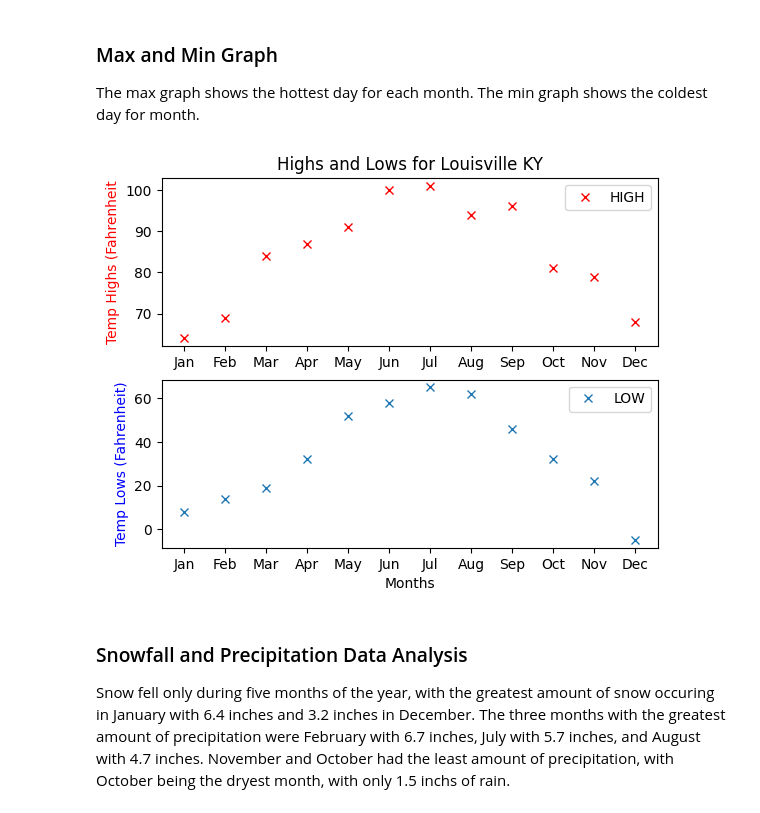
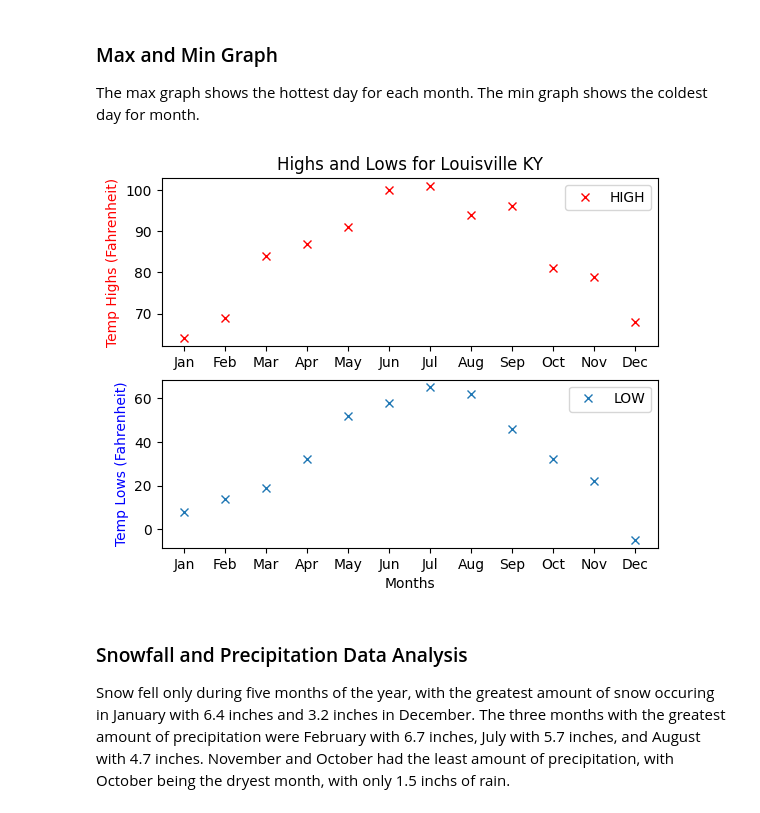
Before and after one commit to BerisDizdar/City_Weather_Comparison, a Jupyter notebook: City_Weather_Comparison.ipynb, the cells around one changed output. Saved outputs shown, nothing was run; the diff lists cells and outputs as text; code cells hidden in the pictures.

Commit message:
Graph edits, removal of packages

```diff
--- a/City_Weather_Comparison.ipynb
+++ b/City_Weather_Comparison.ipynb
@@ -413,26 +411,26 @@ The max graph shows the hottest day for each month. The min graph shows the cold
 # %%
 # Plot 1
 x = months
 y = Loui_monthly_max
 plt.subplot(2, 1, 1,)
 plt.plot(x, y, 'x', color='r')
 plt.title('Highs and Lows for Louisville KY')
 #plt.xlabel('Months')
 plt.legend(Loui_monthly_max)
-plt.ylabel('Temp Highs (Fahrenheit', color='r')
+plt.ylabel('Temp Highs (Fahrenheit)', color='r')
 
 # Plot 2
 x = months
 y = Loui_monthly_min
 plt.subplot(2, 1, 2)
 plt.plot(x, y, 'x')
 plt.xlabel('Months')
 plt.ylabel('Temp Lows (Fahrenheit)', color='b')
 plt.legend(Loui_monthly_min)
 
 plt.show()
 # %% [output]
-[figure, old version]
+[figure, new version]
 # %% [markdown]
 ### Snowfall and Precipitation Data Analysis
 Snow fell only during five months of the year, with the greatest amount of snow occuring in January with 6.4 inches and 3.2 inches in December. The three months with the greatest amount of precipitation were February with 6.7 inches, July with 5.7 inches, and August with 4.7 inches. November and October had the least amount of precipitation, with October being the dryest month, with only 1.5 inchs of rain.
```
Also changed, not shown: parts of 6 cells of this notebook.
